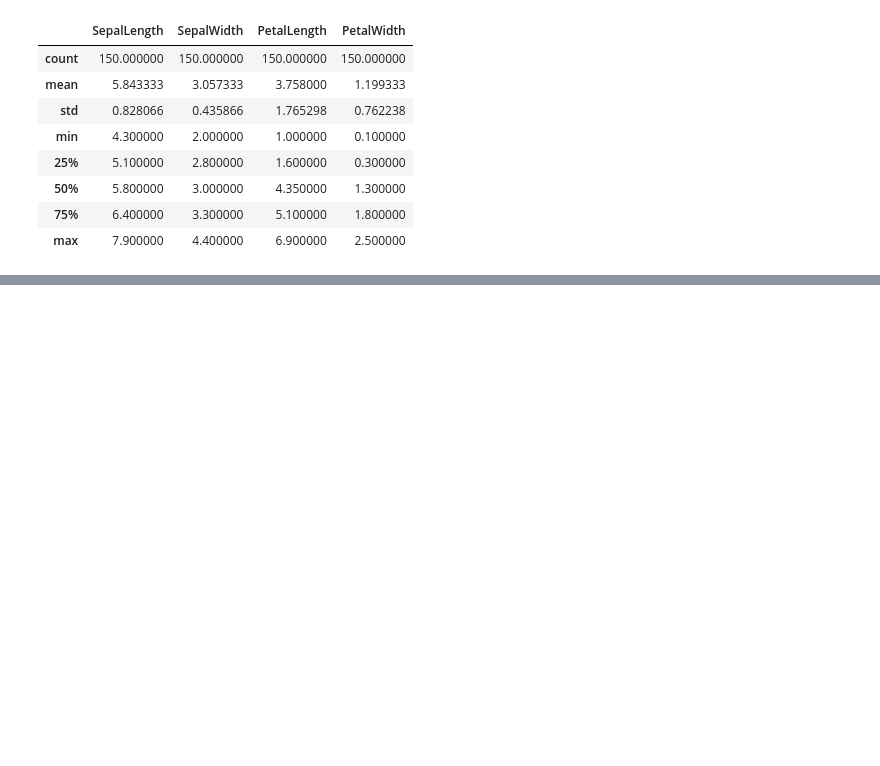
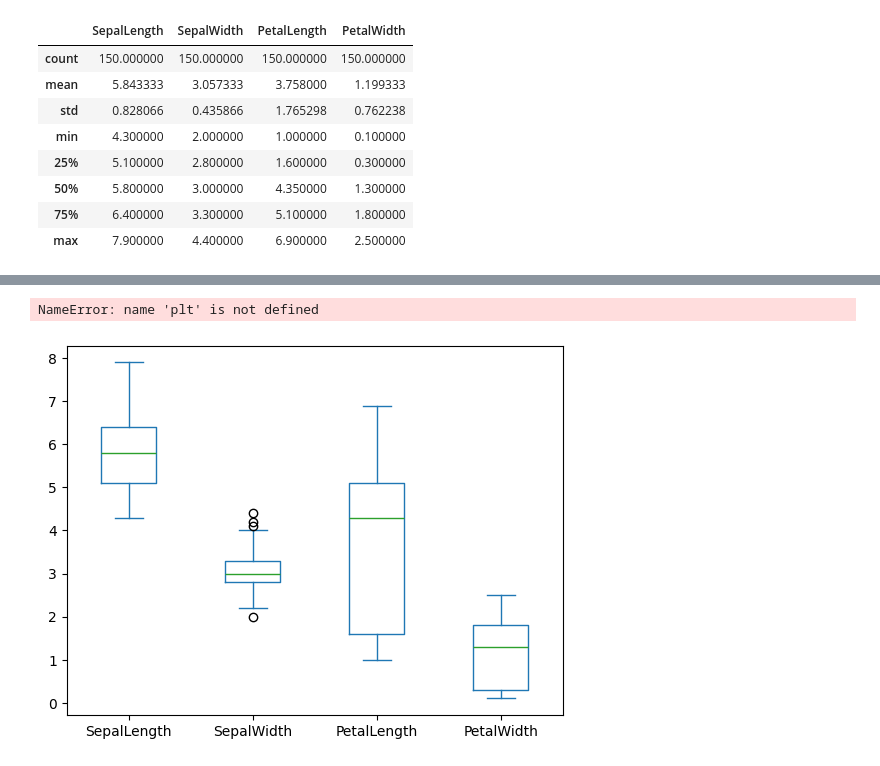
Before and after one commit to biiiing-lab/2024_Data_Analysis_Boot_Camp, a Jupyter notebook: CH04_Pandas_Use/Iris.ipynb, the cells around one changed output, grey strips where cells are left out. Saved outputs shown, nothing was run; the diff lists cells and outputs as text; code cells hidden in the pictures; blank space fills up the shorter version.

```diff
--- a/CH04_Pandas_Use/Iris.ipynb
+++ b/CH04_Pandas_Use/Iris.ipynb
@@ -39,0 +162,9 @@ iris.describe() # 기초 통계량
+# %%
+iris.plot(kind='box')
+plt.title('각 특징 값들의 빈도수에 대한 box plot')
+plt.xlabel('특징')
+plt.ylabel('데이터')
+plt.show()
+# %% [output]
+NameError: name 'plt' is not defined
+[figure, added]
```
Also changed, not shown: parts of 14 cells of this notebook, 1 other file.
